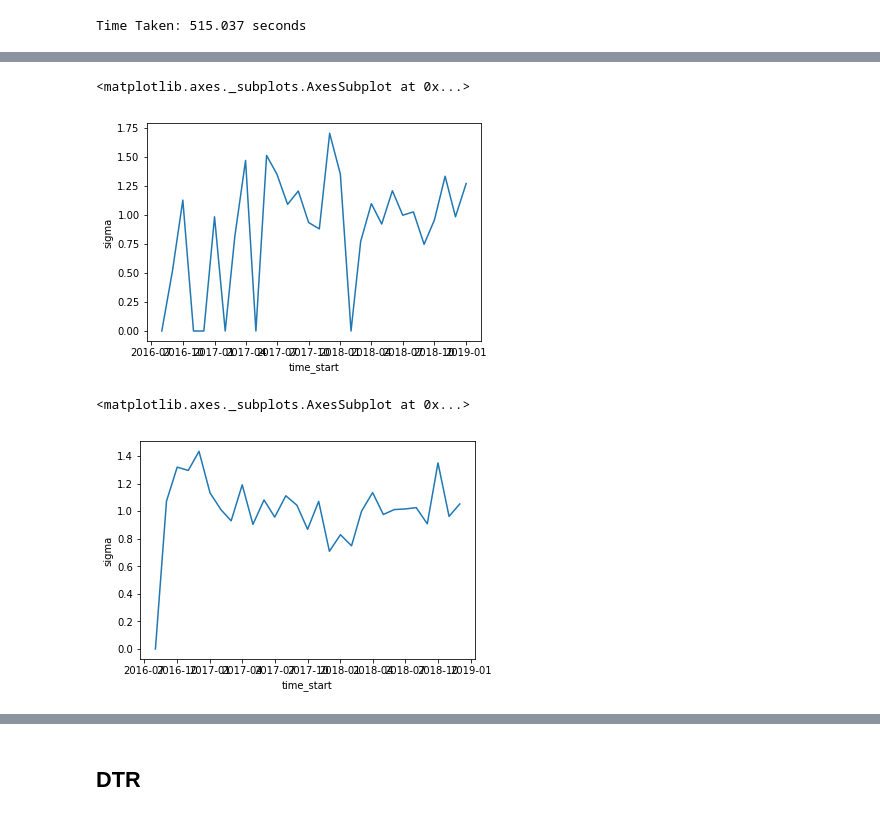
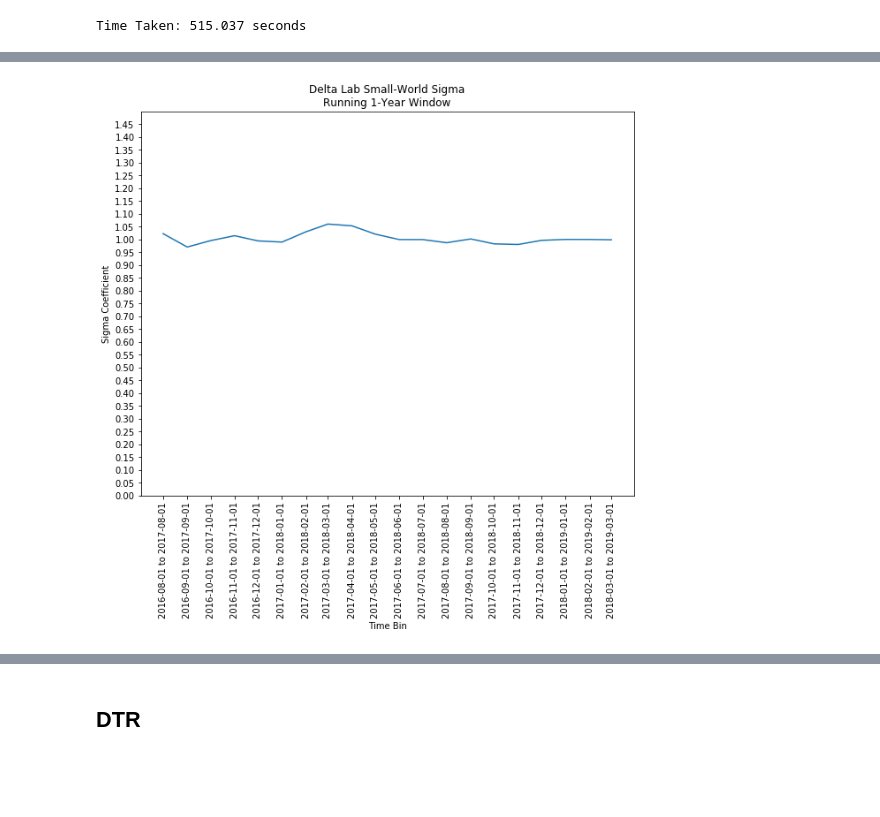
Before and after one commit to NUDelta/pair-research-matching-alg, a Jupyter notebook: network_analysis/NetworkAnalysis.ipynb, the cells around one changed output, grey strips where cells are left out. Drawn from its saved outputs; the diff is of its cells as text; code cells hidden in the pictures; blank space fills up the shorter version.

Commit message:
finished small world analysis (RQ2) and stable matching (RQ3) analysis

```diff
--- a/network_analysis/NetworkAnalysis.ipynb
+++ b/network_analysis/NetworkAnalysis.ipynb
@@ -599,23 +589,15 @@ Time Taken: 515.037 seconds
 delta_yearly_plot = pd.DataFrame({
     'time_start': monthly_time_list[:-12],
     'label': create_labels_from_timebins(running_year_window),
-    'sigma': delta_yearly_sigma
-})
-
-delta_1month_plot = pd.DataFrame({
-    'time_start': monthly_time_list[:-1],
-    'label': create_labels_from_timebins(running_month_window),
-    'sigma': delta_1month_sigma
-})
-
-delta_2month_plot = pd.DataFrame({
-    'time_start': monthly_time_list[:-2],
-    'label': create_labels_from_timebins(running_2month_window),
-    'sigma': delta_2month_sigma
+    'sigma': delta_yearly_sigma,
+    'group': 'Delta Lab Yearly',
+    'algorithm': 'Maximum-Weighted Matching'
 })
 
 delta_3month_plot = pd.DataFrame({
     'time_start': monthly_time_list[:-3],
     'label': create_labels_from_timebins(running_3month_window),
-    'sigma': delta_3month_sigma
+    'sigma': delta_3month_sigma,
+    'group': 'Delta Lab 3-Month',
+    'algorithm': 'Maximum-Weighted Matching'
 })
@@ -632,10 +604,13 @@ sns.lineplot(x='time_start', y='sigma', data=delta_1month_plot)
-# %%
-sns.lineplot(x='time_start', y='sigma', data=delta_2month_plot)
-# %% [output]
-<matplotlib.axes._subplots.AxesSubplot at 0x...>
-[figure, removed]
-# %%
-sns.lineplot(x='time_start', y='sigma', data=delta_3month_plot)
-# %% [output]
-<matplotlib.axes._subplots.AxesSubplot at 0x...>
-[figure, removed]
+# %%
+fig = plt.subplots(figsize=(10, 8))
+ax = sns.lineplot(x='time_start', y='sigma', data=delta_yearly_plot)
+ax.set_title('Delta Lab Small-World Sigma\nRunning 1-Year Window')
+ax.set_xlabel('Time Bin')
+ax.set_ylabel('Sigma Coefficient')
+
+ax.set_ylim(0, 1.5)
+ax.set_yticks(np.arange(0, 1.5, 0.05))
+ax.set_xticks(delta_yearly_plot['time_start'])
+ax.set_xticklabels(labels=delta_yearly_plot['label'], rotation=90);
+# %% [output]
+[figure, added]
```
Also changed, not shown: parts of 59 cells of this notebook, 1 other file.
